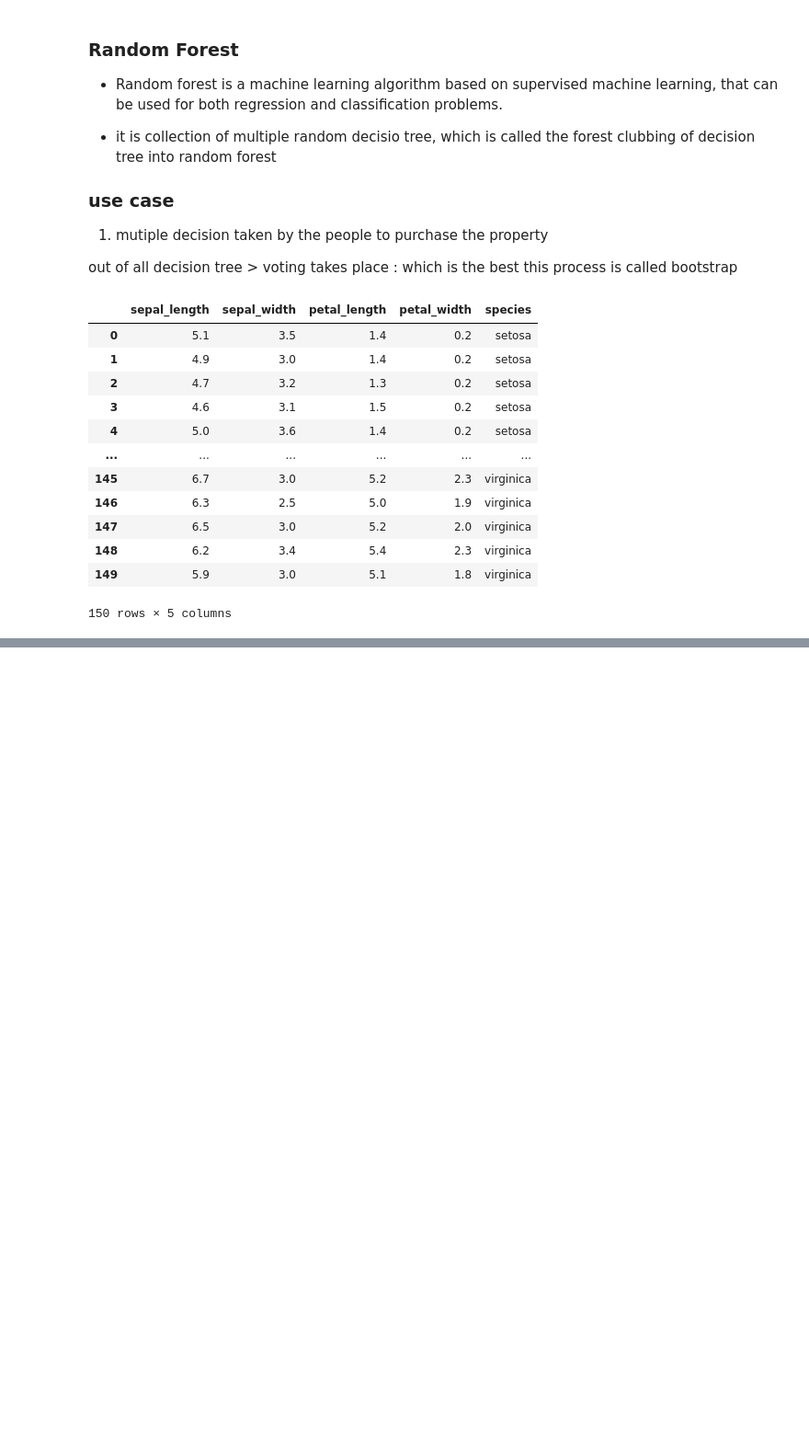
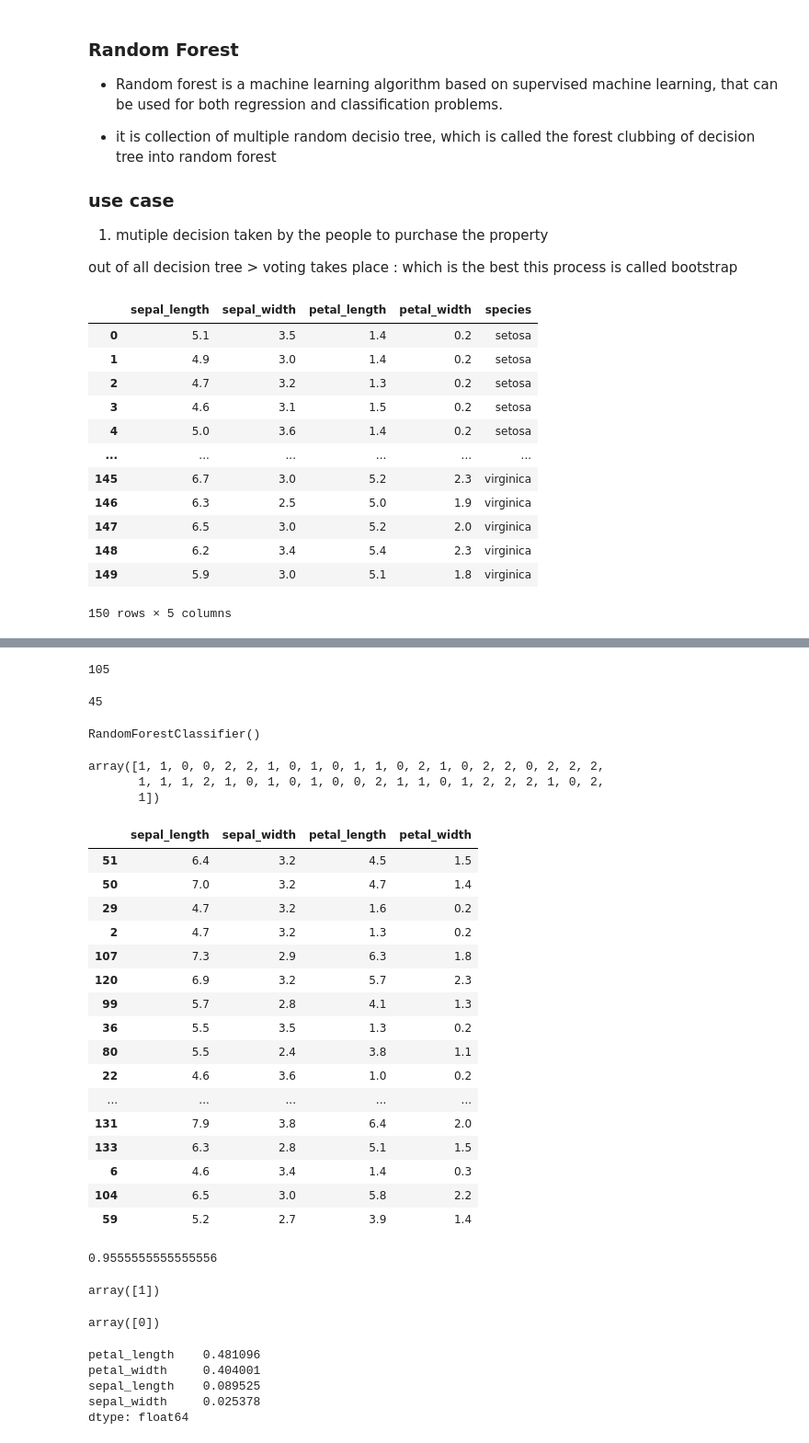
Before and after one commit to rahulgoraksha/python-revision-experiments, a Jupyter notebook: 3.machine_learning/17_randomforest_sup.ipynb, the cells around one changed output, grey strips where cells are left out. Shown at 92% size. Drawn from its saved outputs; the diff is of its cells as text; code cells hidden in the pictures; blank space fills up the shorter version.

Commit message:
random forest

```diff
--- a/3.machine_learning/17_randomforest_sup.ipynb
+++ b/3.machine_learning/17_randomforest_sup.ipynb
@@ -30,3 +31,7 @@ df
 | 148 | 6.2 | 3.4 | 5.4 | 2.3 | virginica |
 | 149 | 5.9 | 3.0 | 5.1 | 1.8 | virginica |
 150 rows × 5 columns
+# %%
+species = LabelEncoder()
+# %%
+df['species'] = species.fit_transform(df['species'])
@@ -32,0 +54,13 @@ df
+# %%
+X = df[['sepal_length',	'sepal_width',	'petal_length',	'petal_width']]
+y = df[['species']]
+# %%
+X_train, X_test, y_train, y_test= train_test_split(X,y, test_size=0.3)
+# %%
+len(X_train)
+# %% [output]
+105
+# %%
+len(X_test)
+# %% [output]
+45
@@ -32,0 +71,51 @@ df
+# %%
+model.fit(X_train,y_train)
+# %% [output]
+RandomForestClassifier()
+# %%
+model.predict(X_test)
+# %% [output]
+array([1, 1, 0, 0, 2, 2, 1, 0, 1, 0, 1, 1, 0, 2, 1, 0, 2, 2, 0, 2, 2, 2,
+       1, 1, 1, 2, 1, 0, 1, 0, 1, 0, 0, 2, 1, 1, 0, 1, 2, 2, 2, 1, 0, 2,
+       1])
+# %%
+X_test
+# %% [output]
+|  | sepal_length | sepal_width | petal_length | petal_width |
+| 51 | 6.4 | 3.2 | 4.5 | 1.5 |
+| 50 | 7.0 | 3.2 | 4.7 | 1.4 |
+| 29 | 4.7 | 3.2 | 1.6 | 0.2 |
+| 2 | 4.7 | 3.2 | 1.3 | 0.2 |
+| 107 | 7.3 | 2.9 | 6.3 | 1.8 |
+| 120 | 6.9 | 3.2 | 5.7 | 2.3 |
+| 99 | 5.7 | 2.8 | 4.1 | 1.3 |
+| 36 | 5.5 | 3.5 | 1.3 | 0.2 |
+| 80 | 5.5 | 2.4 | 3.8 | 1.1 |
+| 22 | 4.6 | 3.6 | 1.0 | 0.2 |
+| ... | ... | ... | ... | ... |
+| 131 | 7.9 | 3.8 | 6.4 | 2.0 |
+| 133 | 6.3 | 2.8 | 5.1 | 1.5 |
+| 6 | 4.6 | 3.4 | 1.4 | 0.3 |
+| 104 | 6.5 | 3.0 | 5.8 | 2.2 |
+| 59 | 5.2 | 2.7 | 3.9 | 1.4 |
+# %%
+model.score(X_test,y_test)
+# %% [output]
+0.9555555555555556
+# %%
+model.predict([[3,5,4,2]])
+# %% [output]
+array([1])
+# %%
+model.predict([[3,3,2,2]])
+# %% [output]
+array([0])
+# %%
+feature_imp = pd.Series(model.feature_importances_, index=X.columns).sort_values(ascending=False)
+feature_imp
+# %% [output]
+petal_length    0.481096
+petal_width     0.404001
+sepal_length    0.089525
+sepal_width     0.025378
+dtype: float64
```
Also changed, not shown: parts of 4 cells of this notebook.
